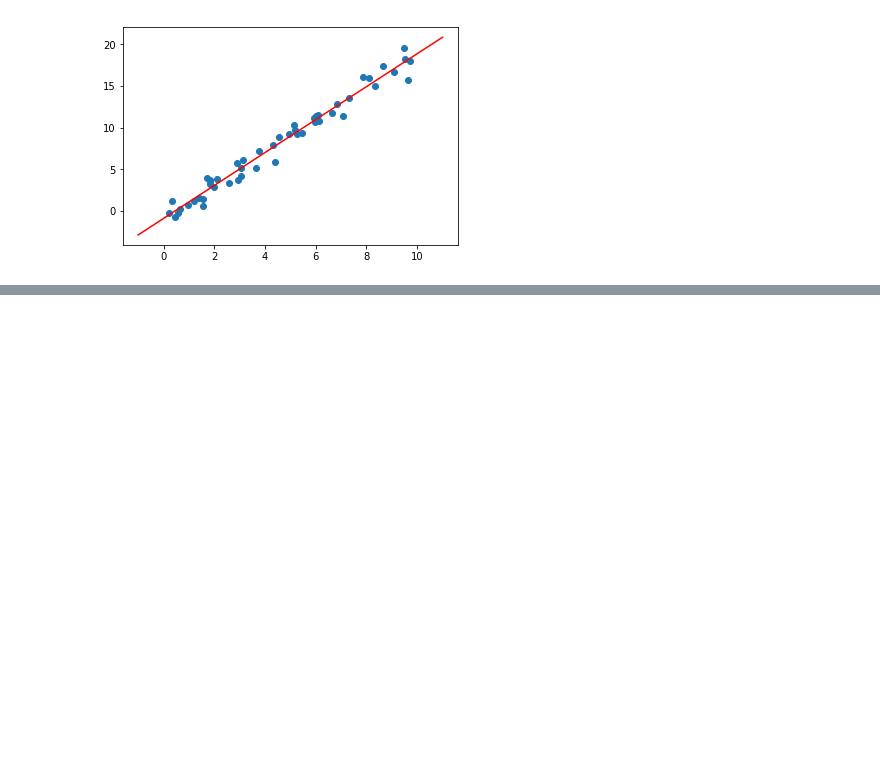
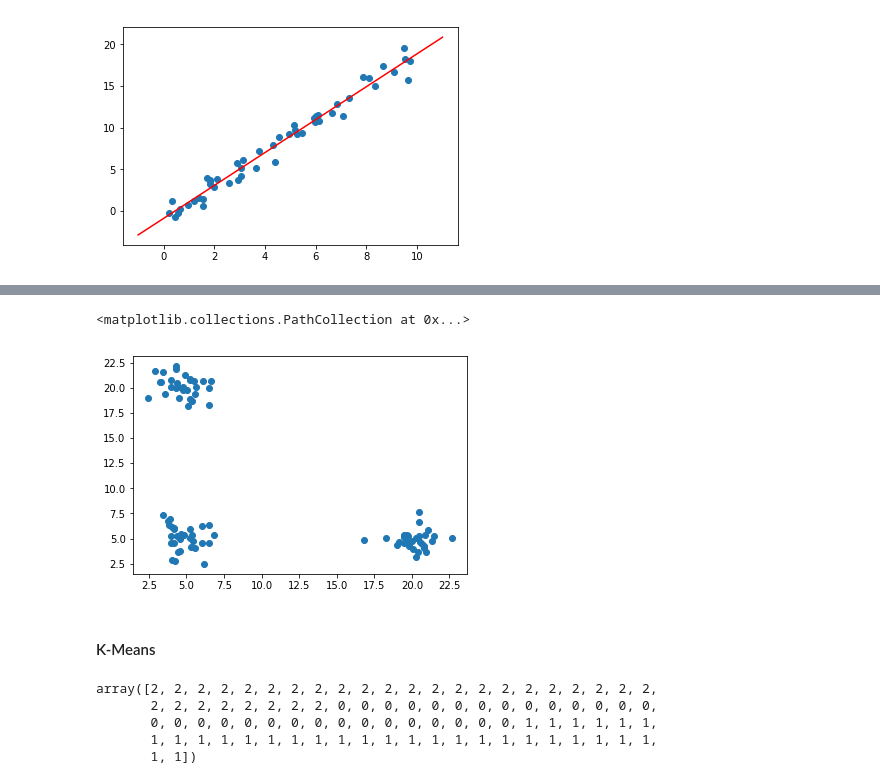
Before and after one commit to biodatascience/datasci611, a Jupyter notebook: scripts/scikit_learn_1_lecture.ipynb, the cells around one changed output, grey strips where cells are left out. Cells and saved outputs as stored; diff of their text form; code cells hidden in the pictures; blank space fills up the shorter version.

```diff
--- a/scripts/scikit_learn_1_lecture.ipynb
+++ b/scripts/scikit_learn_1_lecture.ipynb
@@ -74,0 +79,10 @@ plt.plot(xfit_df, yfit_df, color='red');
+# %%
+from numpy.random import normal
+np.random.seed(2019)
+N = 30
+U1 = 5
+U2 = 20
+gene_df = pd.DataFrame({'gene_a':np.concatenate((normal(loc=U2, size=N), normal(loc=U1, size=N), normal(loc=U1, size=N))),
+                        'gene_b':np.concatenate((normal(loc=U1, size=N), normal(loc=U1, size=N), normal(loc=U2, size=N))),
+                        'explant_id':[0]*N + [1]*N + [2]*N
+                        })
@@ -74,0 +98,7 @@ plt.plot(xfit_df, yfit_df, color='red');
+# %%
+plt.scatter(gene_df.gene_a, gene_df.gene_b)
+# %% [output]
+<matplotlib.collections.PathCollection at 0x...>
+[figure, added]
+# %% [markdown]
+#### K-Means
@@ -74,0 +107,10 @@ plt.plot(xfit_df, yfit_df, color='red');
+# %%
+gene_kmeans_fit = KMeans(init='k-means++', n_clusters=3, n_init=10).fit(gene_df[['gene_a', 'gene_b']])
+gene_kmeans_fit.cluster_centers_
+gene_kmeans_fit.labels_
+# %% [output]
+array([2, 2, 2, 2, 2, 2, 2, 2, 2, 2, 2, 2, 2, 2, 2, 2, 2, 2, 2, 2, 2, 2,
+       2, 2, 2, 2, 2, 2, 2, 2, 0, 0, 0, 0, 0, 0, 0, 0, 0, 0, 0, 0, 0, 0,
+       0, 0, 0, 0, 0, 0, 0, 0, 0, 0, 0, 0, 0, 0, 0, 0, 1, 1, 1, 1, 1, 1,
+       1, 1, 1, 1, 1, 1, 1, 1, 1, 1, 1, 1, 1, 1, 1, 1, 1, 1, 1, 1, 1, 1,
+       1, 1])
```
Also changed, not shown: parts of 36 cells of this notebook.
